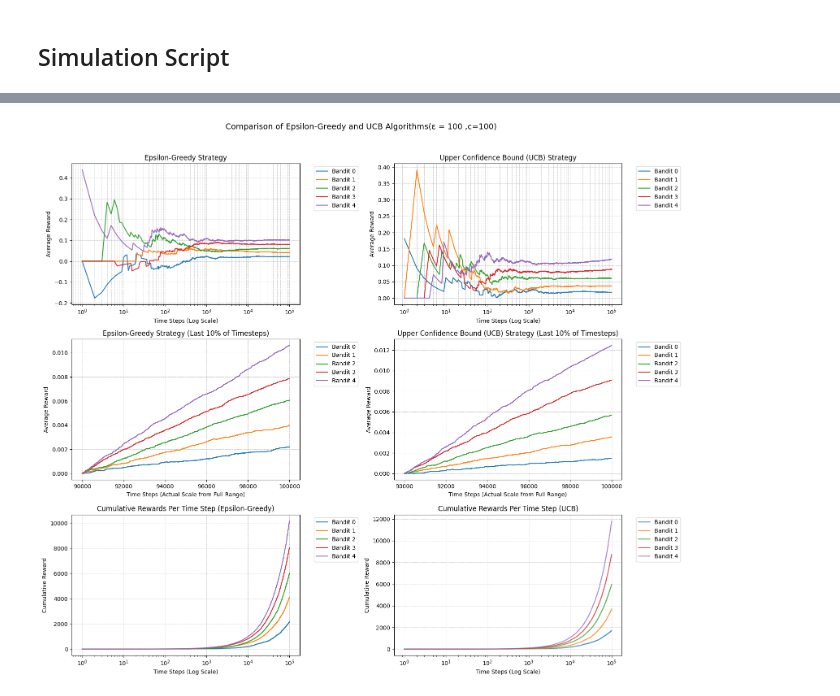
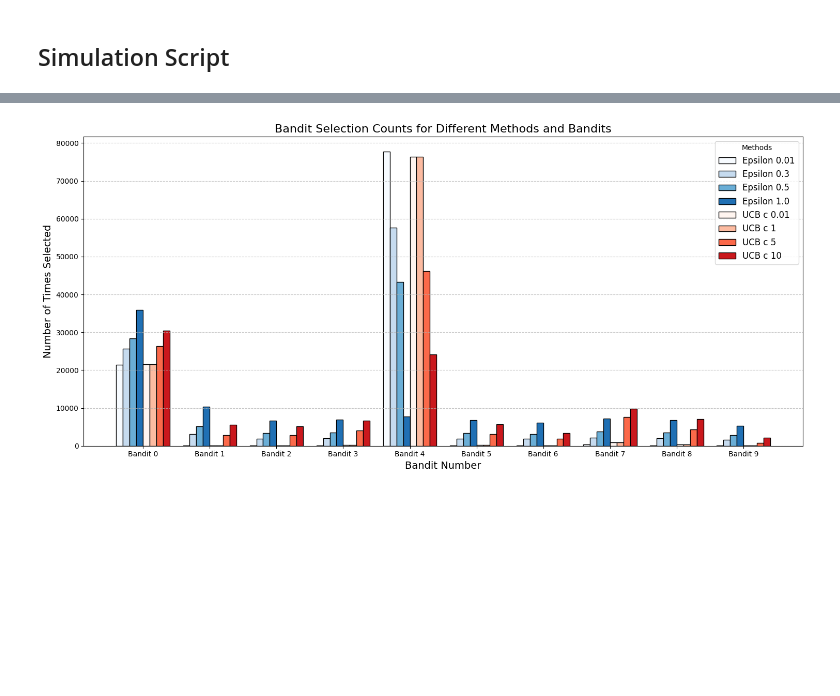
Before and after one commit to boannas/DRL_HW, a Jupyter notebook: HW1/Multi_arm_bandit/multi_arm_bundit.ipynb, the cells around one changed output, grey strips where cells are left out. Drawn from its saved outputs; the diff is of its cells as text; code cells hidden in the pictures; blank space fills up the shorter version.

```diff
--- a/HW1/Multi_arm_bandit/multi_arm_bundit.ipynb
+++ b/HW1/Multi_arm_bandit/multi_arm_bundit.ipynb
@@ -184,4 +199,0 @@ rew_epsilon_5, rew_ucb_5  = plot_results(n_bandits=n_bandits, rewards=rewards_ea
-# %%
-rew_epsilon_6, rew_ucb_6  = plot_results(n_bandits=n_bandits, rewards=rewards_each_bandit, sd=sd, time_steps=time_step, epsilon=100, ucb_c=100)
-# %% [output]
-[figure, removed]
@@ -188,3 +252,13 @@ rew_epsilon_6, rew_ucb_6  = plot_results(n_bandits=n_bandits, rewards=rewards_ea
+# %%
+plot_bandit_selection_counts(
+    reward_epsilon_list=[rew_epsilon_0, rew_epsilon_1, rew_epsilon_2, rew_epsilon_3],
+    reward_ucb_list=[rew_ucb_1, rew_ucb_1, rew_ucb_2, rew_ucb_3],
+    epsilon_values=epsilon_values,  # Example ε values
+    c_values=c_values,  # Example UCB c values
+    n_bandits=n_bandits
+)
+# %% [output]
+[figure, added]
 # %%
 def plot_cumsum_per_config(rew_epsilon_list, rew_ucb_list, time_steps):
     fig, axes = plt.subplots(1, 2, figsize=(16, 6))
```
Also changed, not shown: parts of 12 cells of this notebook.
